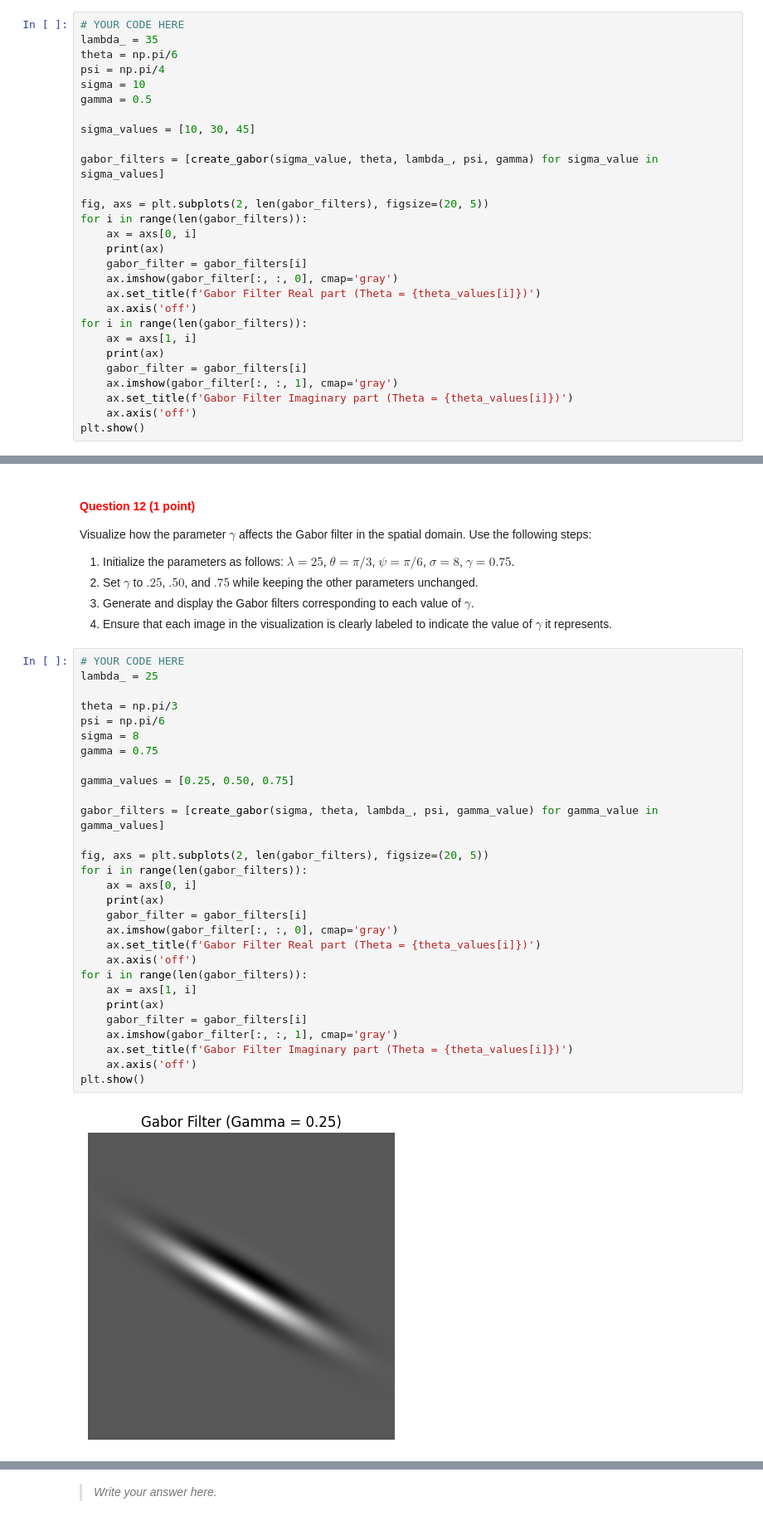
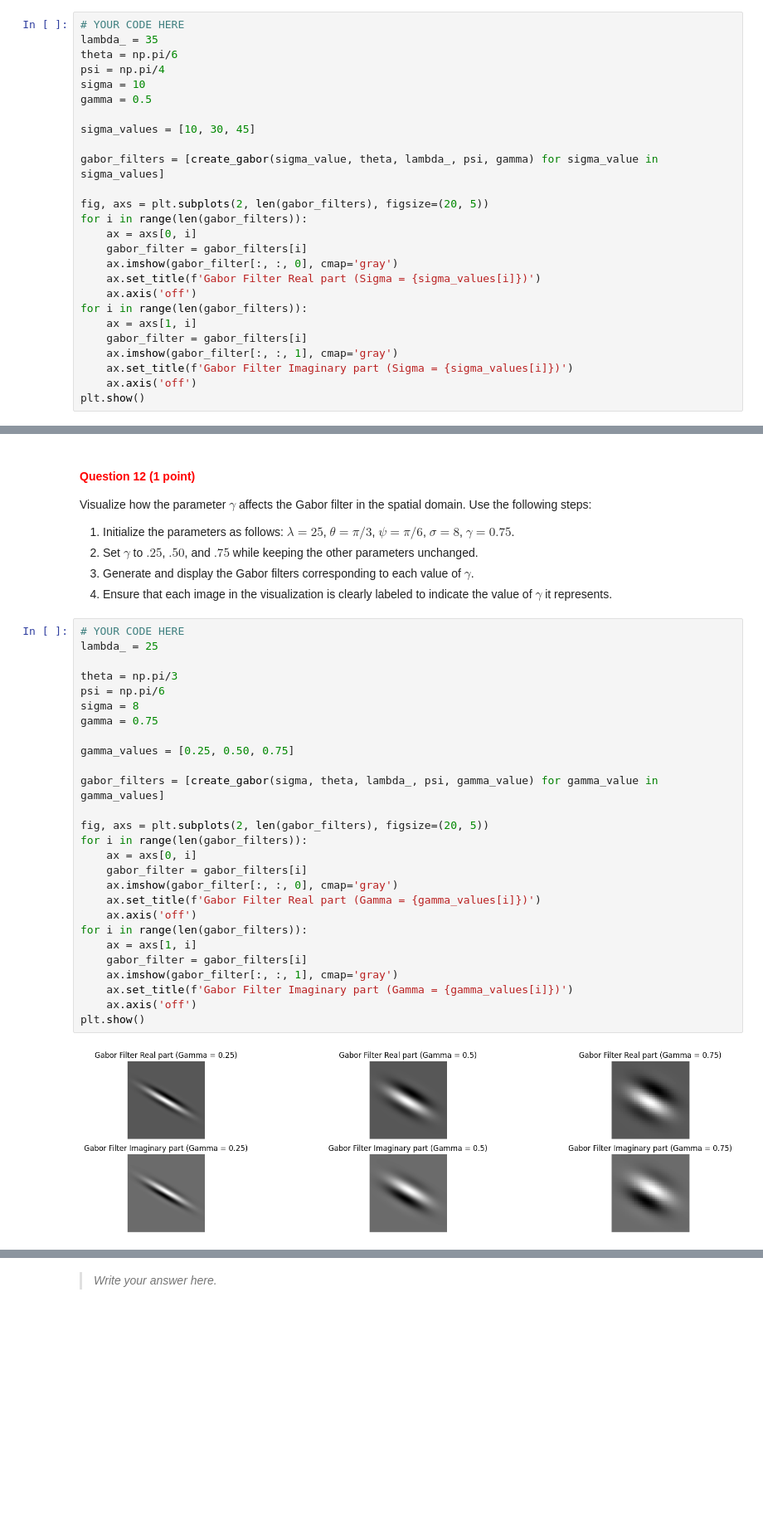
Before and after one commit to izzikampono/cv1-lab-2, a Jupyter notebook: cv1-lab-2.ipynb, the cells around one changed output, grey strips where cells are left out. Shown at 83% size. Cells and saved outputs as stored; diff of their text form; blank space fills up the shorter version.

```diff
--- a/cv1-lab-2.ipynb
+++ b/cv1-lab-2.ipynb
@@ -625,17 +617,15 @@ gabor_filters = [create_gabor(sigma_value, theta, lambda_, psi, gamma) for sigma
 fig, axs = plt.subplots(2, len(gabor_filters), figsize=(20, 5))
 for i in range(len(gabor_filters)):
     ax = axs[0, i]
-    print(ax)
     gabor_filter = gabor_filters[i]
     ax.imshow(gabor_filter[:, :, 0], cmap='gray')
-    ax.set_title(f'Gabor Filter Real part (Theta = {theta_values[i]})')
+    ax.set_title(f'Gabor Filter Real part (Sigma = {sigma_values[i]})')
     ax.axis('off')
 for i in range(len(gabor_filters)):
     ax = axs[1, i]
-    print(ax)
     gabor_filter = gabor_filters[i]
     ax.imshow(gabor_filter[:, :, 1], cmap='gray')
-    ax.set_title(f'Gabor Filter Imaginary part (Theta = {theta_values[i]})')
+    ax.set_title(f'Gabor Filter Imaginary part (Sigma = {sigma_values[i]})')
     ax.axis('off')
 plt.show()
 # %% [output]
@@ -659,31 +643,29 @@ Visualize how the parameter $\gamma$ affects the Gabor filter in the spatial dom
 # %%
 # YOUR CODE HERE
 lambda_ = 25
 
 theta = np.pi/3
 psi = np.pi/6
 sigma = 8
 gamma = 0.75
 
 gamma_values = [0.25, 0.50, 0.75]
 
 gabor_filters = [create_gabor(sigma, theta, lambda_, psi, gamma_value) for gamma_value in gamma_values]
 
 fig, axs = plt.subplots(2, len(gabor_filters), figsize=(20, 5))
 for i in range(len(gabor_filters)):
     ax = axs[0, i]
-    print(ax)
     gabor_filter = gabor_filters[i]
     ax.imshow(gabor_filter[:, :, 0], cmap='gray')
-    ax.set_title(f'Gabor Filter Real part (Theta = {theta_values[i]})')
+    ax.set_title(f'Gabor Filter Real part (Gamma = {gamma_values[i]})')
     ax.axis('off')
 for i in range(len(gabor_filters)):
     ax = axs[1, i]
-    print(ax)
     gabor_filter = gabor_filters[i]
     ax.imshow(gabor_filter[:, :, 1], cmap='gray')
-    ax.set_title(f'Gabor Filter Imaginary part (Theta = {theta_values[i]})')
+    ax.set_title(f'Gabor Filter Imaginary part (Gamma = {gamma_values[i]})')
     ax.axis('off')
 plt.show()
 # %% [output]
-[figure, old version]
+[figure, new version]
```
Also changed, not shown: parts of 9 cells of this notebook.
